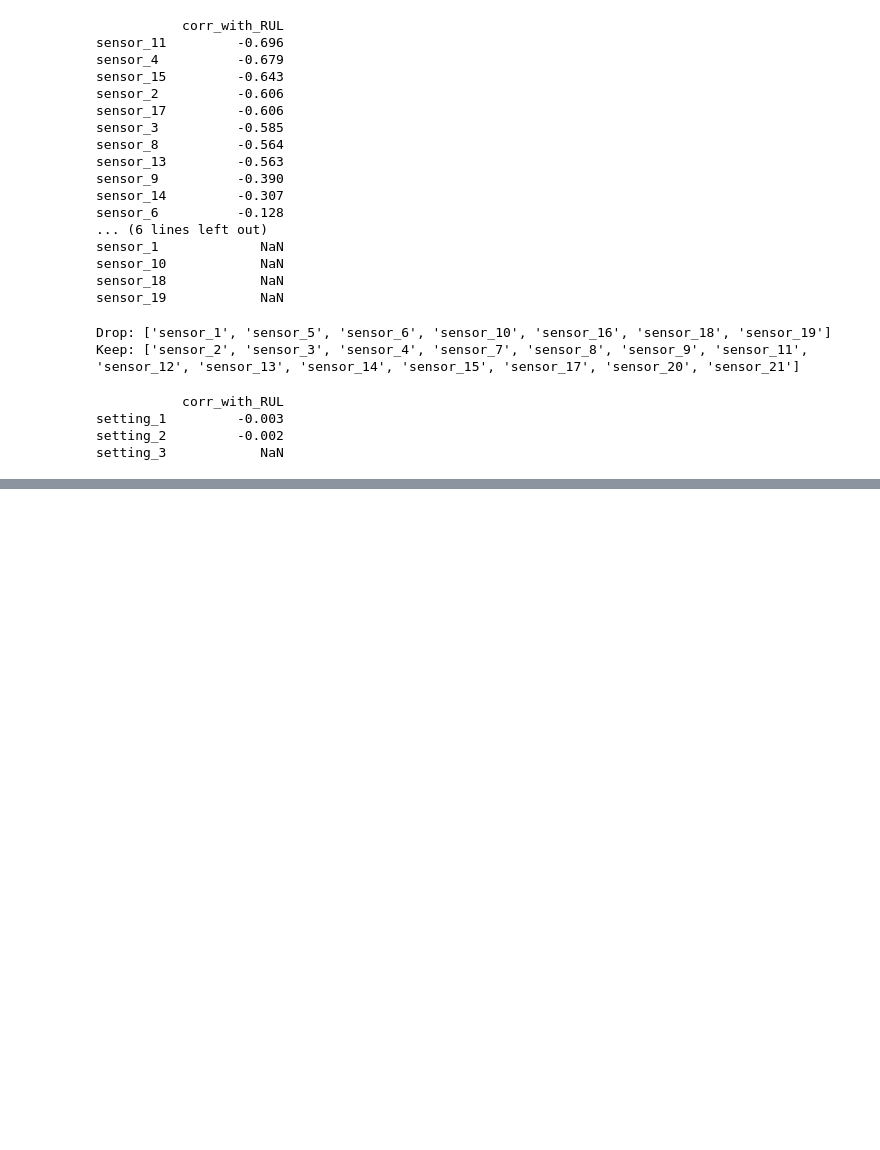
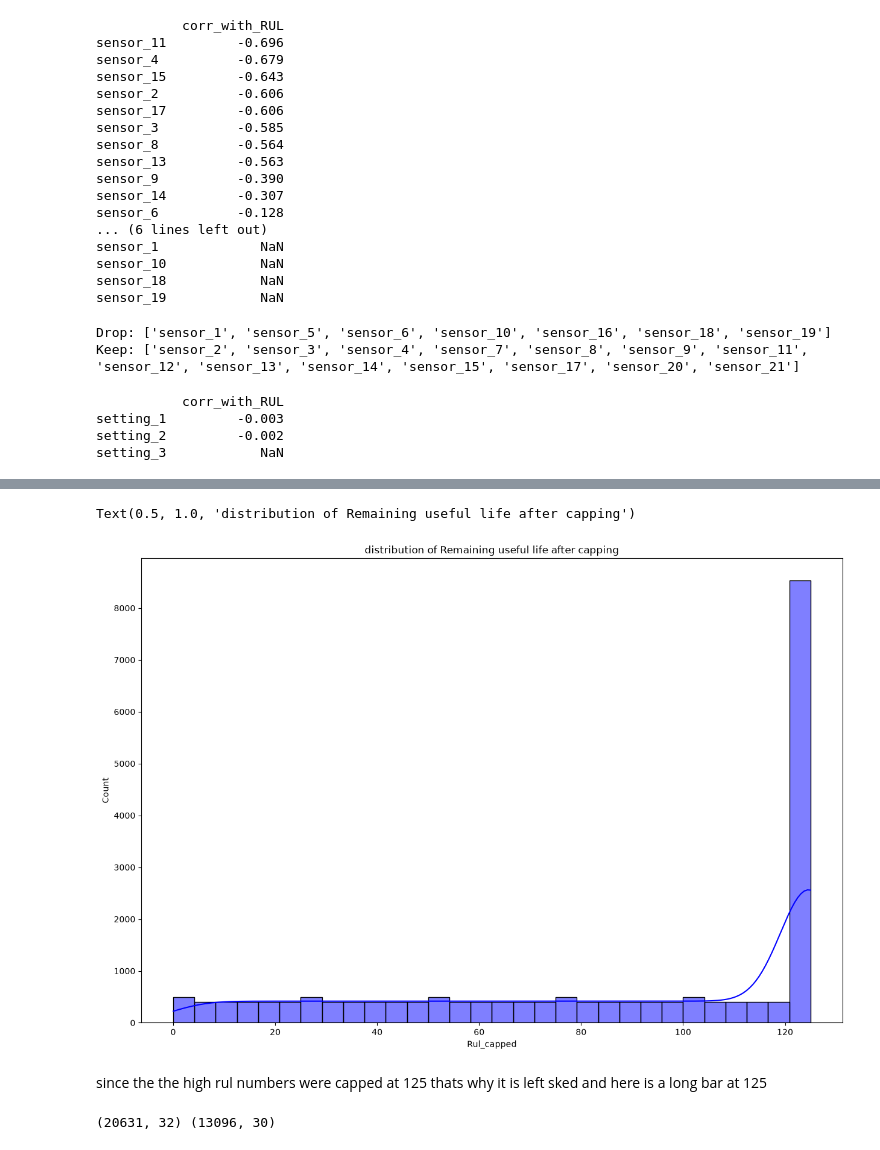
Before and after one commit to Alegbeleye-Ayomide/NASA-C-MAPSS, a Jupyter notebook: NASA C-MAPSS.ipynb, the cells around one changed output, grey strips where cells are left out. Cells and saved outputs as stored; diff of their text form; code cells hidden in the pictures; blank space fills up the shorter version.

```diff
--- a/NASA C-MAPSS.ipynb
+++ b/NASA C-MAPSS.ipynb
@@ -189,0 +219,17 @@ print(test.shape,train.shape)
+# %%
+plt.figure(figsize = (15,10))
+sns.histplot(train['Rul_capped'], bins = 30, color = 'blue', edgecolor = 'black', kde = True)
+plt.title('distribution of Remaining useful life after capping')
+# %% [output]
+Text(0.5, 1.0, 'distribution of Remaining useful life after capping')
+[figure, added]
+# %% [markdown]
+since the the high rul numbers were capped at 125 thats why it is left sked and here is a long bar at 125
+# %%
+for sensor in keep_sensors:
+    train[sensor + '_mean10'] = train.groupby('unit')[sensor].transform(lambda x: x.rolling(10, min_periods=1).mean())
+    test[sensor + '_mean10'] = test.groupby('unit')[sensor].transform(lambda x: x.rolling(10, min_periods=1).mean())
+
+print(train.shape, test.shape)
+# %% [output]
+(20631, 32) (13096, 30)
```
Also changed, not shown: parts of 10 cells of this notebook.
